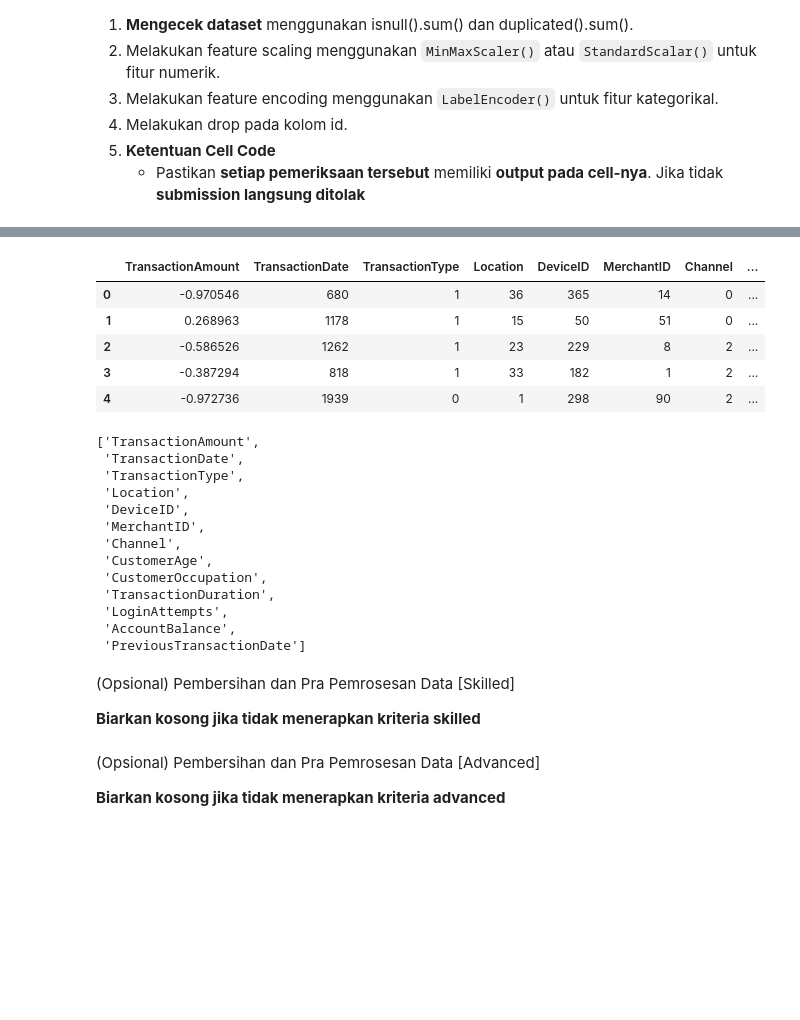
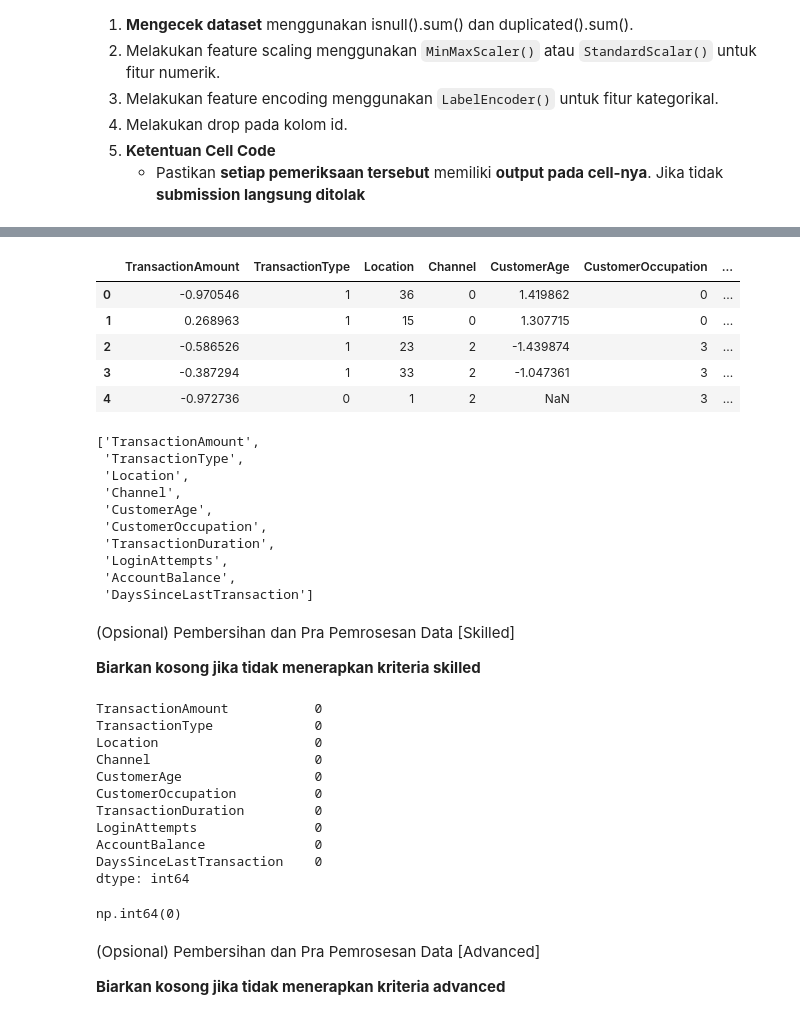
Before and after one commit to redomeire/banking-ml, a Jupyter notebook: [Clustering]_Submission_Akhir_BMLP_Redomeire.ipynb, the cells around one changed output, grey strips where cells are left out. Drawn from its saved outputs; the diff is of its cells as text; code cells hidden in the pictures; blank space fills up the shorter version.

```diff
--- a/[Clustering]_Submission_Akhir_BMLP_Redomeire.ipynb
+++ b/[Clustering]_Submission_Akhir_BMLP_Redomeire.ipynb
@@ -203,7 +204,14 @@ Duplicate rows:
 # Melakukan feature scaling menggunakan MinMaxScaler() atau StandardScalar() untuk fitur numerik.
 # Pastikan kamu menggunakan function head setelah melalukan scaling.
 scaler = StandardScaler()
+df_scaled = df.copy()
+# Mengubah kolom TransactionDate dan PreviousTransactionDate menjadi tipe datetime kemudian ekstrak menjadi kolom DaysSinceLastTransaction
+df_scaled['TransactionDate'] = pd.to_datetime(df_scaled['TransactionDate'])
+df_scaled['PreviousTransactionDate'] = pd.to_datetime(df_scaled['PreviousTransactionDate'])
+df_scaled['DaysSinceLastTransaction'] = (df_scaled['PreviousTransactionDate'] - df_scaled['TransactionDate']).dt.days
+df_scaled = df_scaled.drop(columns=['TransactionDate', 'PreviousTransactionDate'])
 
-df[num_features.columns] = scaler.fit_transform(num_features)
-df.head()
+num_features = df_scaled.select_dtypes(include=[np.number])
+df_scaled[num_features.columns] = scaler.fit_transform(num_features)
+df_scaled.head()
 # %% [output]
@@ -216,5 +224,5 @@ df.head()
 # %%
 # Melakukan drop pada kolom yang memiliki keterangan id dan IP Address
-df = df.drop(columns=['TransactionID', 'AccountID', 'IP Address', 'DeviceID', 'MerchantID'])
-df.head()
+df_scaled = df_scaled.drop(columns=['TransactionID', 'AccountID', 'IP Address', 'DeviceID', 'MerchantID'])
+df_scaled.head()
 # %% [output]
@@ -222,38 +235,35 @@ KeyError: "['TransactionID', 'AccountID', 'IP Address'] not found in axis"
 # %%
 # Melakukan feature encoding menggunakan LabelEncoder() untuk fitur kategorikal.
 # Pastikan kamu menggunakan function head setelah melalukan encoding.
-category_features = df.select_dtypes(include=['object']).columns
+category_features = df_scaled.select_dtypes(include=['object']).columns
 label_encoder = LabelEncoder()
 
 for col in category_features:
-    df[col] = label_encoder.fit_transform(df[col])
+    df_scaled[col] = label_encoder.fit_transform(df_scaled[col])
 
-df.head()
+df_scaled.head()
 # %% [output]
-|  | TransactionAmount | TransactionDate | TransactionType | Location | DeviceID | MerchantID | Channel | ... |
-| 0 | -0.970546 | 680 | 1 | 36 | 365 | 14 | 0 | ... |
-| 1 | 0.268963 | 1178 | 1 | 15 | 50 | 51 | 0 | ... |
-| 2 | -0.586526 | 1262 | 1 | 23 | 229 | 8 | 2 | ... |
-| 3 | -0.387294 | 818 | 1 | 33 | 182 | 1 | 2 | ... |
-| 4 | -0.972736 | 1939 | 0 | 1 | 298 | 90 | 2 | ... |
+|  | TransactionAmount | TransactionType | Location | Channel | CustomerAge | CustomerOccupation | ... |
+| 0 | -0.970546 | 1 | 36 | 0 | 1.419862 | 0 | ... |
+| 1 | 0.268963 | 1 | 15 | 0 | 1.307715 | 0 | ... |
+| 2 | -0.586526 | 1 | 23 | 2 | -1.439874 | 3 | ... |
+| 3 | -0.387294 | 1 | 33 | 2 | -1.047361 | 3 | ... |
+| 4 | -0.972736 | 0 | 1 | 2 | NaN | 3 | ... |
 # %%
 # Last checking gunakan columns.tolist() untuk checking seluruh fitur yang ada.
 # Perbaiki kode di bawah ini tanpa menambahkan atau mengurangi cell code ini.
-df.columns.tolist()
+df_scaled.columns.tolist()
 # %% [output]
 ['TransactionAmount',
- 'TransactionDate',
  'TransactionType',
  'Location',
- 'DeviceID',
- 'MerchantID',
  'Channel',
  'CustomerAge',
  'CustomerOccupation',
  'TransactionDuration',
  'LoginAttempts',
  'AccountBalance',
- 'PreviousTransactionDate']
+ 'DaysSinceLastTransaction']
 # %% [markdown]
 (Opsional) Pembersihan dan Pra Pemrosesan Data [Skilled]
 
@@ -261,10 +271,31 @@ df.columns.tolist()
 # %%
 # Menangani data yang hilang (bisa menggunakan dropna() atau metode imputasi fillna()).
 # menggunakan fillna pada kolom numerik dengan median
-df_lencoder = df_lencoder.fillna(df_lencoder.median())
-df_lencoder.isnull().sum()
+df_scaled[num_features.columns] = df_scaled[num_features.columns].fillna(df_scaled[num_features.columns].median())
+
+# menggunakan fillna pada kolom kategorikal dengan modus
+for col in category_features:
+    df_scaled[col] = df_scaled[col].fillna(df_scaled[col].mode()[0])
+
+df_scaled.isnull().sum()
+# %% [output]
+TransactionAmount           0
+TransactionType             0
+Location                    0
+Channel                     0
+CustomerAge                 0
+CustomerOccupation          0
+TransactionDuration         0
+LoginAttempts               0
+AccountBalance              0
+DaysSinceLastTransaction    0
+dtype: int64
 # %%
 # Menghapus data duplikat menggunakan drop_duplicates().
+df_scaled = df_scaled.drop_duplicates()
+df_scaled.duplicated().sum()
+# %% [output]
+np.int64(0)
 # %% [markdown]
 (Opsional) Pembersihan dan Pra Pemrosesan Data [Advanced]
 
```
Also changed, not shown: parts of 18 cells of this notebook, 2 other files.
